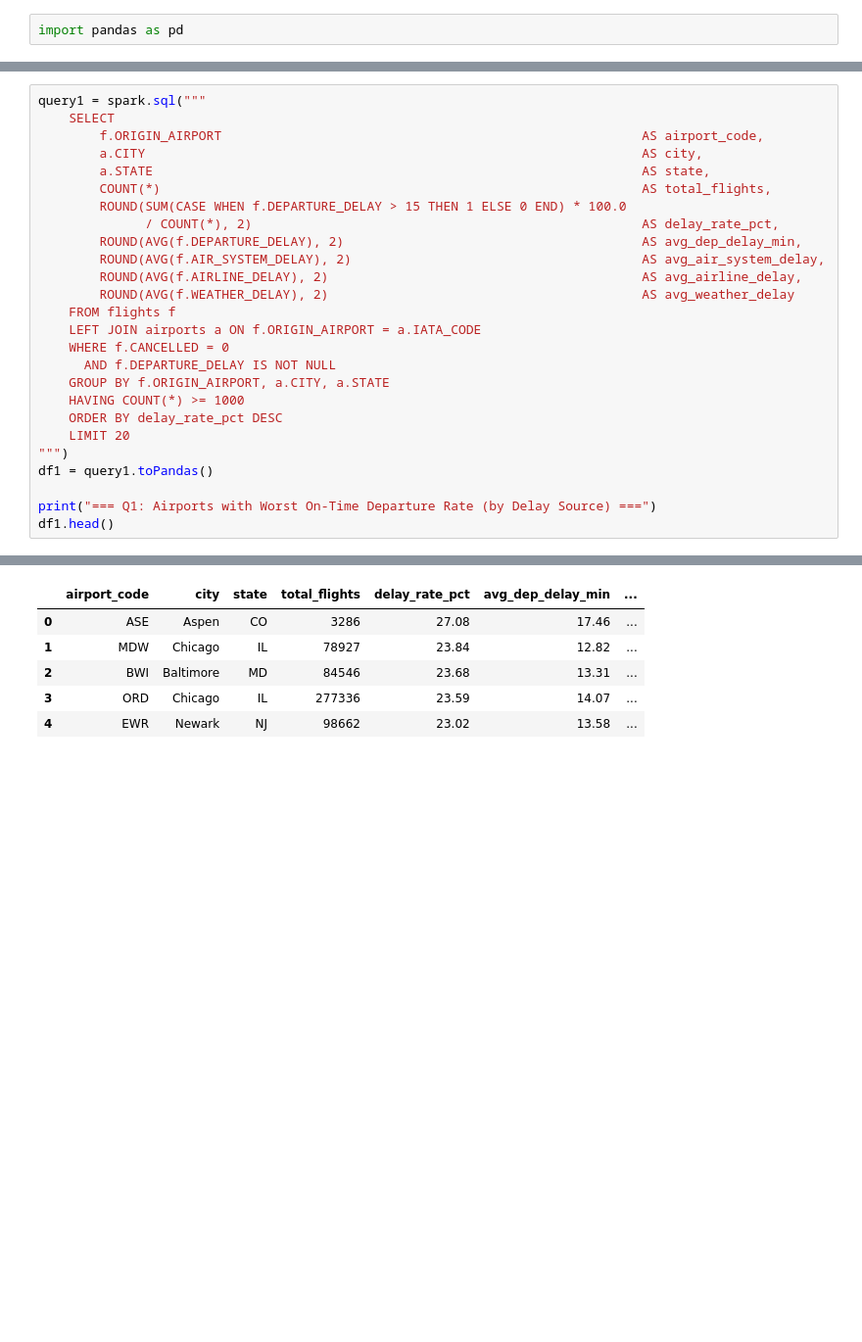
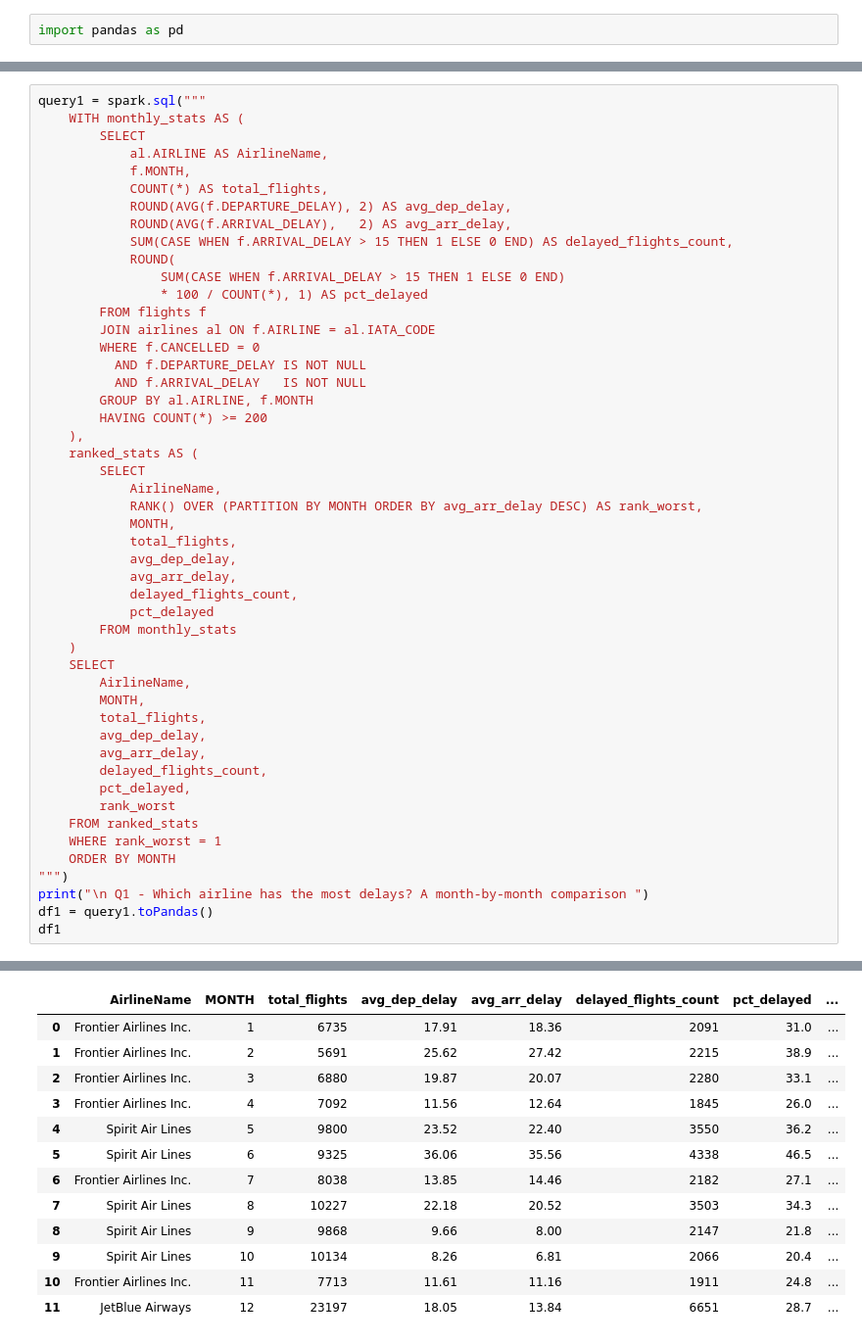
Before and after one commit to lieukim/BigData_Nhom1, a Jupyter notebook: Queries_P1.ipynb, the cells around one changed output, grey strips where cells are left out. Shown at 98% size. Saved outputs shown, nothing was run; the diff lists cells and outputs as text; blank space fills up the shorter version.

```diff
--- a/Queries_P1.ipynb
+++ b/Queries_P1.ipynb
@@ -50,27 +54,50 @@ import pandas as pd
 # %%
 query1 = spark.sql("""
+    WITH monthly_stats AS (
+        SELECT
+            al.AIRLINE AS AirlineName,
+            f.MONTH,
+            COUNT(*) AS total_flights,
+            ROUND(AVG(f.DEPARTURE_DELAY), 2) AS avg_dep_delay,
+            ROUND(AVG(f.ARRIVAL_DELAY),   2) AS avg_arr_delay,
+            SUM(CASE WHEN f.ARRIVAL_DELAY > 15 THEN 1 ELSE 0 END) AS delayed_flights_count,
+            ROUND(
+                SUM(CASE WHEN f.ARRIVAL_DELAY > 15 THEN 1 ELSE 0 END)
+                * 100 / COUNT(*), 1) AS pct_delayed
+        FROM flights f
+        JOIN airlines al ON f.AIRLINE = al.IATA_CODE
+        WHERE f.CANCELLED = 0
+          AND f.DEPARTURE_DELAY IS NOT NULL
+          AND f.ARRIVAL_DELAY   IS NOT NULL
+        GROUP BY al.AIRLINE, f.MONTH
+        HAVING COUNT(*) >= 200
+    ),
+    ranked_stats AS (
+        SELECT
+            AirlineName,
+            RANK() OVER (PARTITION BY MONTH ORDER BY avg_arr_delay DESC) AS rank_worst,
+            MONTH,
+            total_flights,
+            avg_dep_delay,
+            avg_arr_delay,
+            delayed_flights_count,
+            pct_delayed
+        FROM monthly_stats
+    )
     SELECT
-        f.ORIGIN_AIRPORT                                                       AS airport_code,
-        a.CITY                                                                 AS city,
-        a.STATE                                                                AS state,
-        COUNT(*)                                                               AS total_flights,
-        ROUND(SUM(CASE WHEN f.DEPARTURE_DELAY > 15 THEN 1 ELSE 0 END) * 100.0
-              / COUNT(*), 2)                                                   AS delay_rate_pct,
-        ROUND(AVG(f.DEPARTURE_DELAY), 2)                                       AS avg_dep_delay_min,
-        ROUND(AVG(f.AIR_SYSTEM_DELAY), 2)                                      AS avg_air_system_delay,
-        ROUND(AVG(f.AIRLINE_DELAY), 2)                                         AS avg_airline_delay,
-        ROUND(AVG(f.WEATHER_DELAY), 2)                                         AS avg_weather_delay
-    FROM flights f
-    LEFT JOIN airports a ON f.ORIGIN_AIRPORT = a.IATA_CODE
-    WHERE f.CANCELLED = 0
-      AND f.DEPARTURE_DELAY IS NOT NULL
-    GROUP BY f.ORIGIN_AIRPORT, a.CITY, a.STATE
-    HAVING COUNT(*) >= 1000
-    ORDER BY delay_rate_pct DESC
-    LIMIT 20
+        AirlineName,
+        MONTH,
+        total_flights,
+        avg_dep_delay,
+        avg_arr_delay,
+        delayed_flights_count,
+        pct_delayed,
+        rank_worst
+    FROM ranked_stats
+    WHERE rank_worst = 1
+    ORDER BY MONTH
 """)
+print("\n Q1 - Which airline has the most delays? A month-by-month comparison ")
 df1 = query1.toPandas()
-
-print("=== Q1: Airports with Worst On-Time Departure Rate (by Delay Source) ===")
-df1.head()
+df1
 # %% [output]
@@ -78,7 +104,14 @@ df1.head()
-|  | airport_code | city | state | total_flights | delay_rate_pct | avg_dep_delay_min | ... |
-| 0 | ASE | Aspen | CO | 3286 | 27.08 | 17.46 | ... |
-| 1 | MDW | Chicago | IL | 78927 | 23.84 | 12.82 | ... |
-| 2 | BWI | Baltimore | MD | 84546 | 23.68 | 13.31 | ... |
-| 3 | ORD | Chicago | IL | 277336 | 23.59 | 14.07 | ... |
-| 4 | EWR | Newark | NJ | 98662 | 23.02 | 13.58 | ... |
+|  | AirlineName | MONTH | total_flights | avg_dep_delay | avg_arr_delay | delayed_flights_count | pct_delayed | ... |
+| 0 | Frontier Airlines Inc. | 1 | 6735 | 17.91 | 18.36 | 2091 | 31.0 | ... |
+| 1 | Frontier Airlines Inc. | 2 | 5691 | 25.62 | 27.42 | 2215 | 38.9 | ... |
+| 2 | Frontier Airlines Inc. | 3 | 6880 | 19.87 | 20.07 | 2280 | 33.1 | ... |
+| 3 | Frontier Airlines Inc. | 4 | 7092 | 11.56 | 12.64 | 1845 | 26.0 | ... |
+| 4 | Spirit Air Lines | 5 | 9800 | 23.52 | 22.40 | 3550 | 36.2 | ... |
+| 5 | Spirit Air Lines | 6 | 9325 | 36.06 | 35.56 | 4338 | 46.5 | ... |
+| 6 | Frontier Airlines Inc. | 7 | 8038 | 13.85 | 14.46 | 2182 | 27.1 | ... |
+| 7 | Spirit Air Lines | 8 | 10227 | 22.18 | 20.52 | 3503 | 34.3 | ... |
+| 8 | Spirit Air Lines | 9 | 9868 | 9.66 | 8.00 | 2147 | 21.8 | ... |
+| 9 | Spirit Air Lines | 10 | 10134 | 8.26 | 6.81 | 2066 | 20.4 | ... |
+| 10 | Frontier Airlines Inc. | 11 | 7713 | 11.61 | 11.16 | 1911 | 24.8 | ... |
+| 11 | JetBlue Airways | 12 | 23197 | 18.05 | 13.84 | 6651 | 28.7 | ... |
 # %% [markdown]
```
Also changed, not shown: parts of 17 cells of this notebook, 1 other file.
